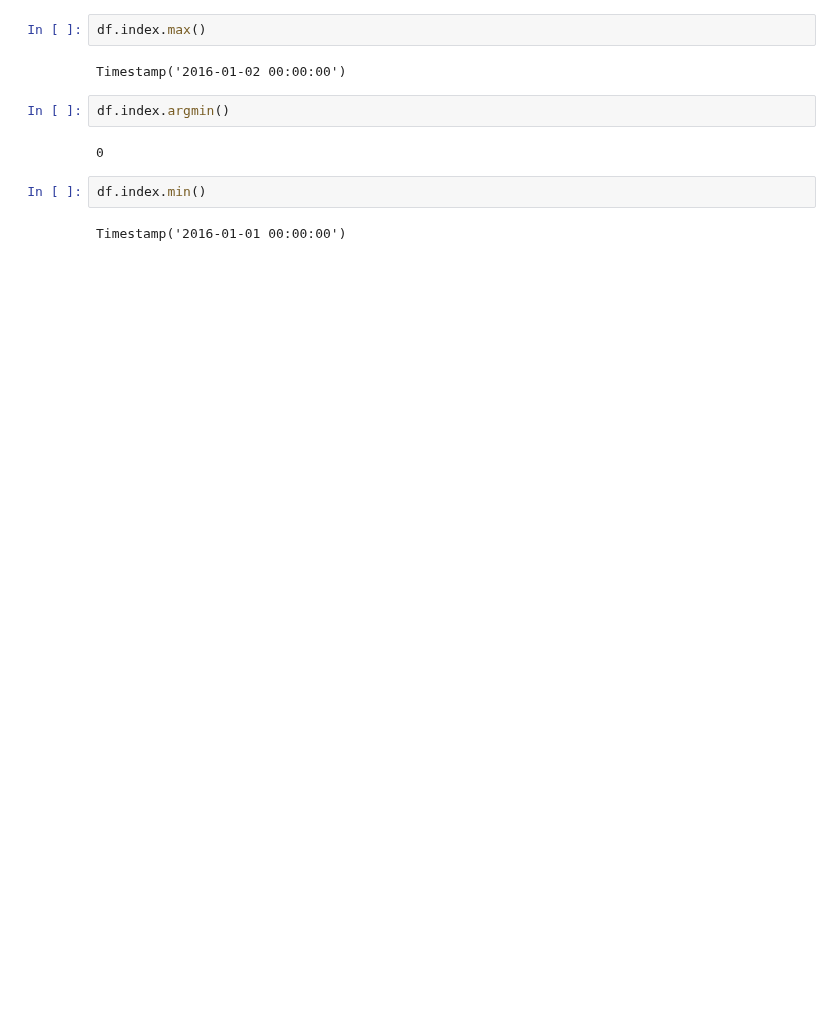
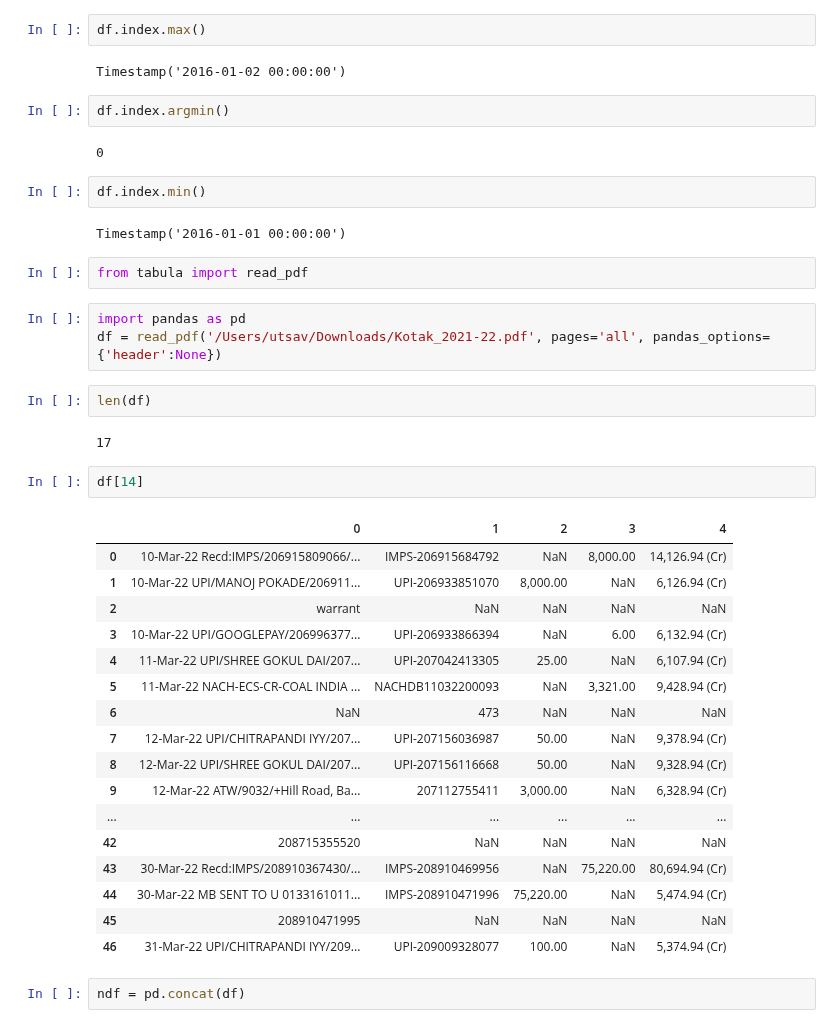
Before and after one commit to UtsavParashar/PythonProblems, a Jupyter notebook: Finance/PythonForFinance.ipynb, the cells around one changed output. Drawn from its saved outputs; the diff is of its cells as text; blank space fills up the shorter version.

```diff
--- a/Finance/PythonForFinance.ipynb
+++ b/Finance/PythonForFinance.ipynb
@@ -171,3 +171,34 @@ df.index.argmin()
 df.index.min()
 # %% [output]
 Timestamp('2016-01-01 00:00:00')
+# %%
+from tabula import read_pdf
+# %%
+import pandas as pd
+df = read_pdf('/Users/utsav/Downloads/Kotak_2021-22.pdf', pages='all', pandas_options={'header':None})
+# %%
+len(df)
+# %% [output]
+17
+# %%
+df[14]
+# %% [output]
+|  | 0 | 1 | 2 | 3 | 4 |
+| 0 | 10-Mar-22 Recd:IMPS/206915809066/... | IMPS-206915684792 | NaN | 8,000.00 | 14,126.94 (Cr) |
+| 1 | 10-Mar-22 UPI/MANOJ POKADE/206911... | UPI-206933851070 | 8,000.00 | NaN | 6,126.94 (Cr) |
+| 2 | warrant | NaN | NaN | NaN | NaN |
+| 3 | 10-Mar-22 UPI/GOOGLEPAY/206996377... | UPI-206933866394 | NaN | 6.00 | 6,132.94 (Cr) |
+| 4 | 11-Mar-22 UPI/SHREE GOKUL DAI/207... | UPI-207042413305 | 25.00 | NaN | 6,107.94 (Cr) |
+| 5 | 11-Mar-22 NACH-ECS-CR-COAL INDIA ... | NACHDB11032200093 | NaN | 3,321.00 | 9,428.94 (Cr) |
+| 6 | NaN | 473 | NaN | NaN | NaN |
+| 7 | 12-Mar-22 UPI/CHITRAPANDI IYY/207... | UPI-207156036987 | 50.00 | NaN | 9,378.94 (Cr) |
+| 8 | 12-Mar-22 UPI/SHREE GOKUL DAI/207... | UPI-207156116668 | 50.00 | NaN | 9,328.94 (Cr) |
+| 9 | 12-Mar-22 ATW/9032/+Hill Road, Ba... | 207112755411 | 3,000.00 | NaN | 6,328.94 (Cr) |
+| ... | ... | ... | ... | ... | ... |
+| 42 | 208715355520 | NaN | NaN | NaN | NaN |
+| 43 | 30-Mar-22 Recd:IMPS/208910367430/... | IMPS-208910469956 | NaN | 75,220.00 | 80,694.94 (Cr) |
+| 44 | 30-Mar-22 MB SENT TO U 0133161011... | IMPS-208910471996 | 75,220.00 | NaN | 5,474.94 (Cr) |
+| 45 | 208910471995 | NaN | NaN | NaN | NaN |
+| 46 | 31-Mar-22 UPI/CHITRAPANDI IYY/209... | UPI-209009328077 | 100.00 | NaN | 5,374.94 (Cr) |
+# %%
+ndf = pd.concat(df)
```
Also changed, not shown: parts of 22 cells of this notebook, 2 other files.
